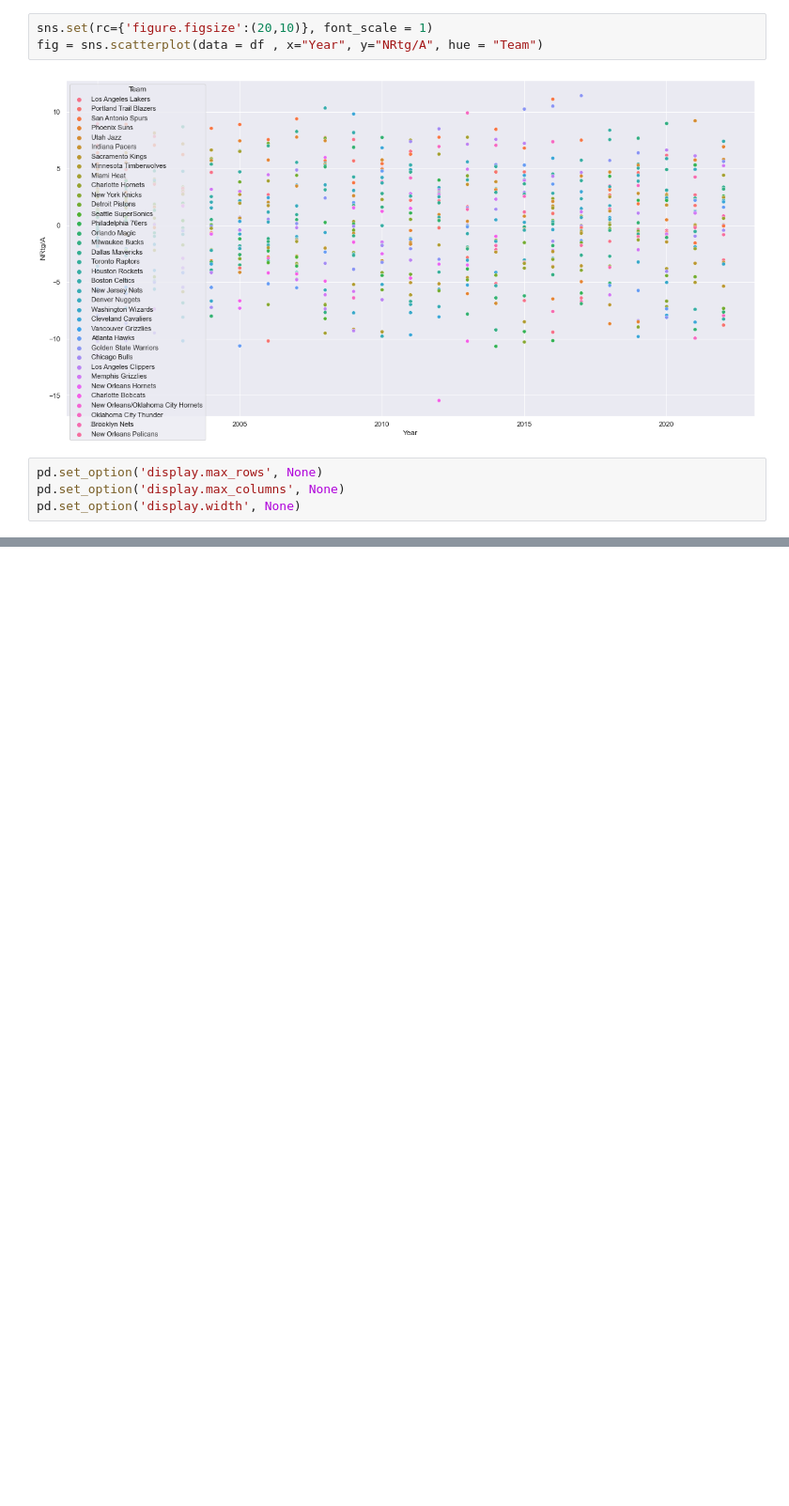
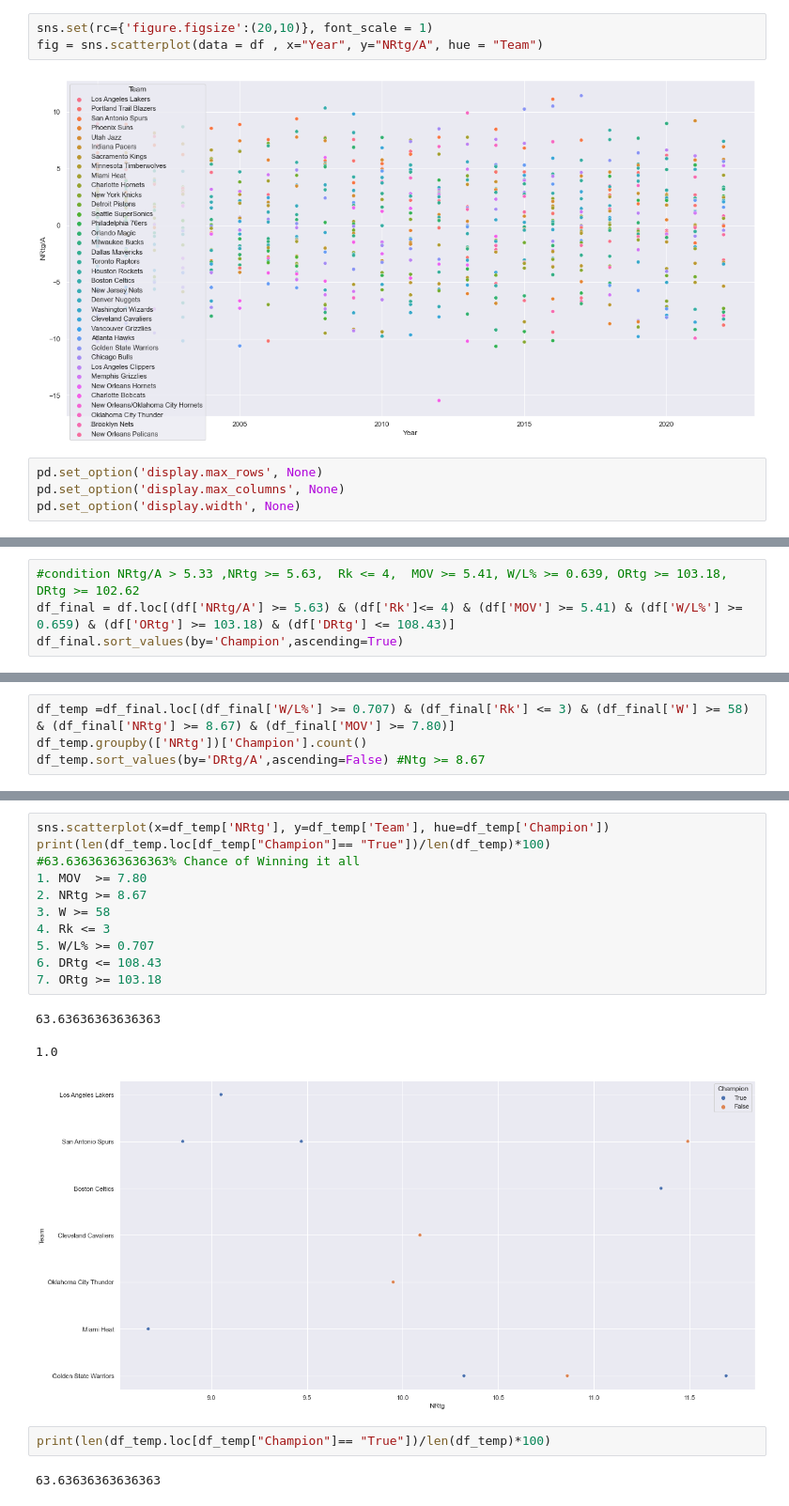
Before and after one commit to JinThong/MatchHub, a Jupyter notebook: Nba Stats/Nba Champions.ipynb, the cells around one changed output, grey strips where cells are left out. Shown at 94% size. Saved outputs shown, nothing was run; the diff lists cells and outputs as text; blank space fills up the shorter version.

```diff
--- a/Nba Stats/Nba Champions.ipynb
+++ b/Nba Stats/Nba Champions.ipynb
@@ -283,0 +403,4 @@ df = df.iloc[: , :-1]
+# %%
+#condition NRtg/A > 5.33 ,NRtg >= 5.63,  Rk <= 4,  MOV >= 5.41, W/L% >= 0.639, ORtg >= 103.18, DRtg >= 102.62
+df_final = df.loc[(df['NRtg/A'] >= 5.63) & (df['Rk']<= 4) & (df['MOV'] >= 5.41) & (df['W/L%'] >= 0.659) & (df['ORtg'] >= 103.18) & (df['DRtg'] <= 108.43)]
+df_final.sort_values(by='Champion',ascending=True)
@@ -283,0 +426,4 @@ df = df.iloc[: , :-1]
+# %%
+df_temp =df_final.loc[(df_final['W/L%'] >= 0.707) & (df_final['Rk'] <= 3) & (df_final['W'] >= 58) & (df_final['NRtg'] >= 8.67) & (df_final['MOV'] >= 7.80)]
+df_temp.groupby(['NRtg'])['Champion'].count()
+df_temp.sort_values(by='DRtg/A',ascending=False) #Ntg >= 8.67
@@ -283,0 +451,19 @@ df = df.iloc[: , :-1]
+# %%
+sns.scatterplot(x=df_temp['NRtg'], y=df_temp['Team'], hue=df_temp['Champion'])
+print(len(df_temp.loc[df_temp["Champion"]== "True"])/len(df_temp)*100)
+#63.63636363636363% Chance of Winning it all
+1. MOV  >= 7.80
+2. NRtg >= 8.67
+3. W >= 58
+4. Rk <= 3
+5. W/L% >= 0.707
+6. DRtg <= 108.43
+7. ORtg >= 103.18
+# %% [output]
+63.63636363636363
+1.0
+[figure, added]
+# %%
+print(len(df_temp.loc[df_temp["Champion"]== "True"])/len(df_temp)*100)
+# %% [output]
+63.63636363636363
```
Also changed, not shown: parts of 25 cells of this notebook.
